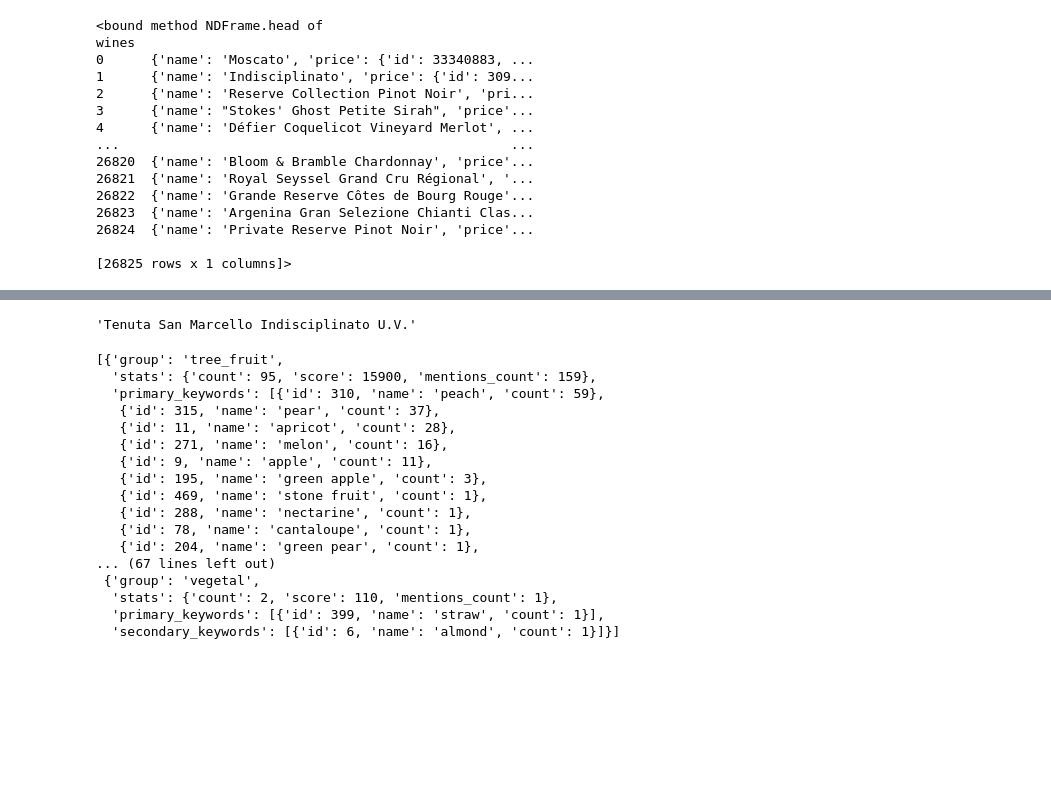
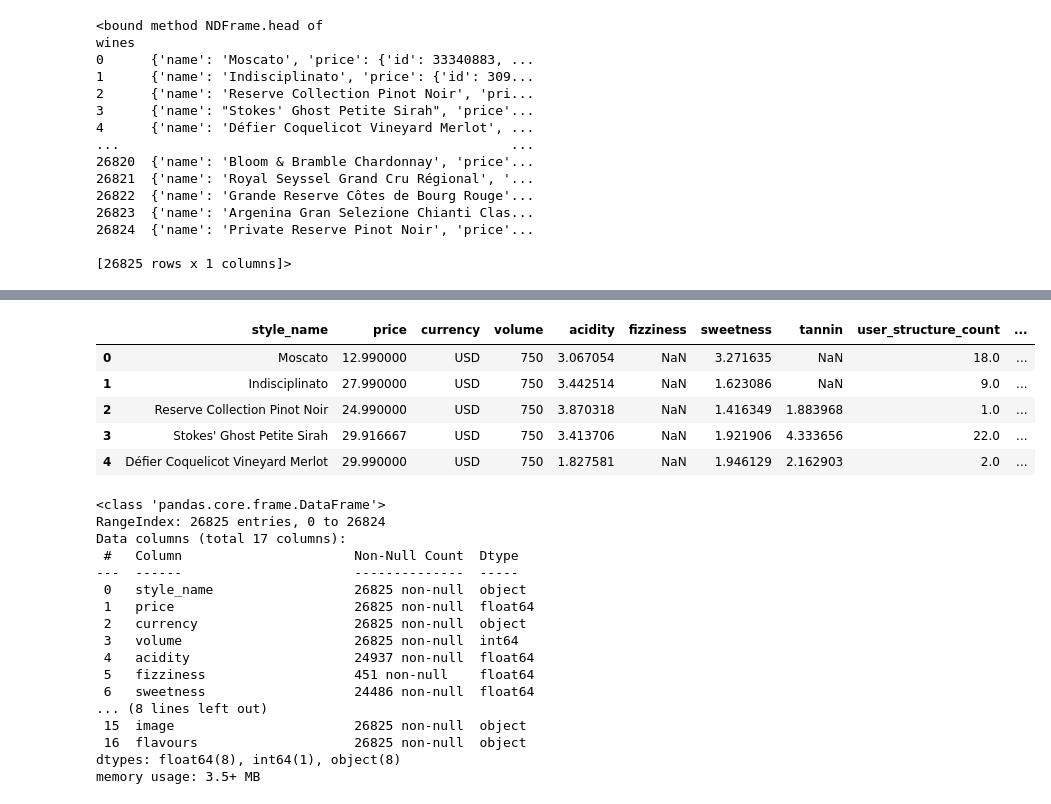
Before and after one commit to dmarszalik/wine-chat, a Jupyter notebook: wine_.ipynb, the cells around one changed output, grey strips where cells are left out. Drawn from its saved outputs; the diff is of its cells as text; code cells hidden in the pictures; blank space fills up the shorter version.

```diff
--- a/wine_.ipynb
+++ b/wine_.ipynb
@@ -179,4 +104,0 @@ region
-# %%
-wine_name
-# %% [output]
-'Tenuta San Marcello Indisciplinato U.V.'
@@ -193,20 +105,29 @@ wine_name
-# %%
-flavour_list
-# %% [output]
-[{'group': 'tree_fruit',
-  'stats': {'count': 95, 'score': 15900, 'mentions_count': 159},
-  'primary_keywords': [{'id': 310, 'name': 'peach', 'count': 59},
-   {'id': 315, 'name': 'pear', 'count': 37},
-   {'id': 11, 'name': 'apricot', 'count': 28},
-   {'id': 271, 'name': 'melon', 'count': 16},
-   {'id': 9, 'name': 'apple', 'count': 11},
-   {'id': 195, 'name': 'green apple', 'count': 3},
-   {'id': 469, 'name': 'stone fruit', 'count': 1},
-   {'id': 288, 'name': 'nectarine', 'count': 1},
-   {'id': 78, 'name': 'cantaloupe', 'count': 1},
-   {'id': 204, 'name': 'green pear', 'count': 1},
-... (67 lines left out)
- {'group': 'vegetal',
-  'stats': {'count': 2, 'score': 110, 'mentions_count': 1},
-  'primary_keywords': [{'id': 399, 'name': 'straw', 'count': 1}],
-  'secondary_keywords': [{'id': 6, 'name': 'almond', 'count': 1}]}]
+# %%
+df.head()
+# %% [output]
+|  | style_name | price | currency | volume | acidity | fizziness | sweetness | tannin | user_structure_count | ... |
+| 0 | Moscato | 12.990000 | USD | 750 | 3.067054 | NaN | 3.271635 | NaN | 18.0 | ... |
+| 1 | Indisciplinato | 27.990000 | USD | 750 | 3.442514 | NaN | 1.623086 | NaN | 9.0 | ... |
+| 2 | Reserve Collection Pinot Noir | 24.990000 | USD | 750 | 3.870318 | NaN | 1.416349 | 1.883968 | 1.0 | ... |
+| 3 | Stokes' Ghost Petite Sirah | 29.916667 | USD | 750 | 3.413706 | NaN | 1.921906 | 4.333656 | 22.0 | ... |
+| 4 | Défier Coquelicot Vineyard Merlot | 29.990000 | USD | 750 | 1.827581 | NaN | 1.946129 | 2.162903 | 2.0 | ... |
+# %%
+df.info()
+# %% [output]
+<class 'pandas.core.frame.DataFrame'>
+RangeIndex: 26825 entries, 0 to 26824
+Data columns (total 17 columns):
+ #   Column                      Non-Null Count  Dtype
+---  ------                      --------------  -----
+ 0   style_name                  26825 non-null  object
+ 1   price                       26825 non-null  float64
+ 2   currency                    26825 non-null  object
+ 3   volume                      26825 non-null  int64
+ 4   acidity                     24937 non-null  float64
+ 5   fizziness                   451 non-null    float64
+ 6   sweetness                   24486 non-null  float64
+... (8 lines left out)
+ 15  image                       26825 non-null  object
+ 16  flavours                    26825 non-null  object
+dtypes: float64(8), int64(1), object(8)
+memory usage: 3.5+ MB
```
Also changed, not shown: parts of 15 cells of this notebook, 1 other file.
